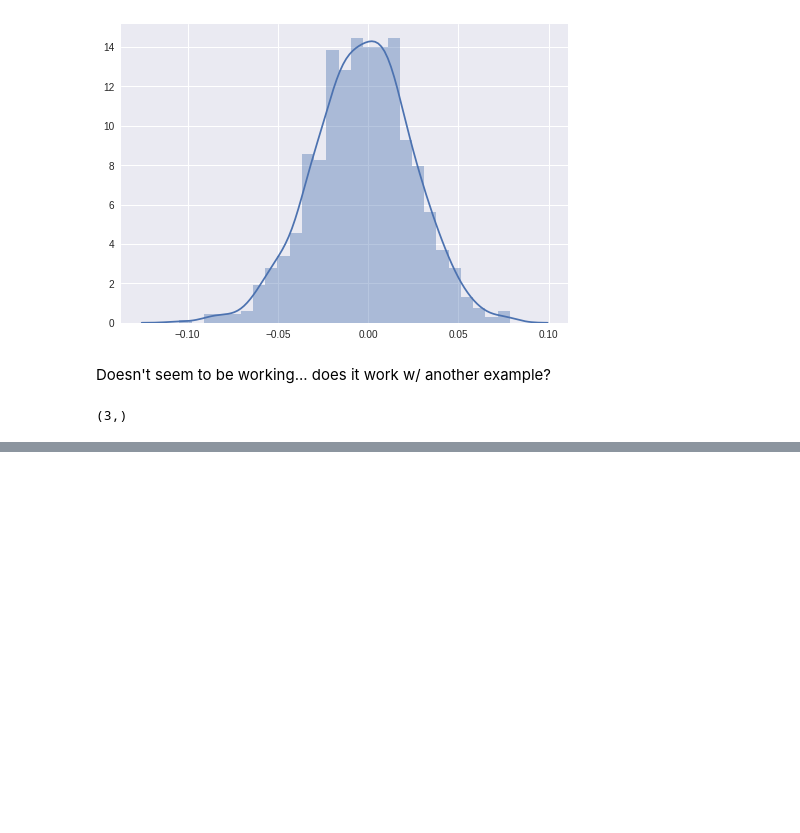
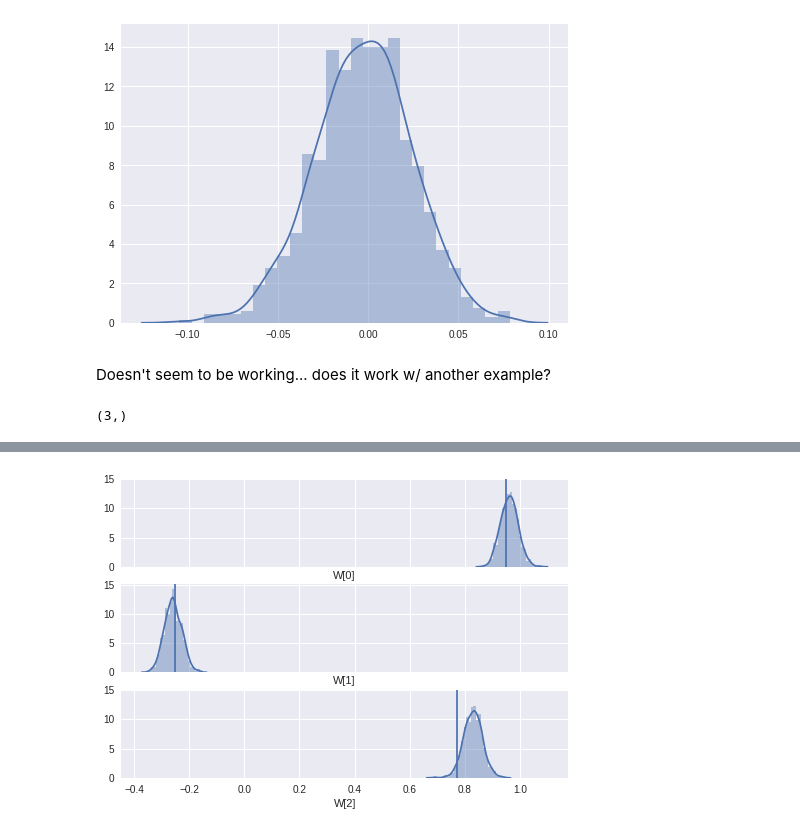
Before and after one commit to brendanhasz/tfp-bayesian-regression, a Jupyter notebook: TFP_Linear_Regression.ipynb, the cells around one changed output, grey strips where cells are left out. Cells and saved outputs as stored; diff of their text form; code cells hidden in the pictures; blank space fills up the shorter version.

```diff
--- a/TFP_Linear_Regression.ipynb
+++ b/TFP_Linear_Regression.ipynb
@@ -622,0 +730,12 @@ plt.show()
+# %%
+# Plot weight posteriors
+sns.set()
+Nsp = len(w_true)
+fig, axes = plt.subplots(Nsp, 1, sharex='all', sharey='all')
+for i in range(Nsp):
+  sns.distplot(w_post[:,i,0], ax=axes[i])
+  axes[i].axvline(x=w_true[i])
+  axes[i].set_xlabel('W[{}]'.format(i))
+plt.show()
+# %% [output]
+[figure, added]
```
Also changed, not shown: parts of 4 cells of this notebook.
